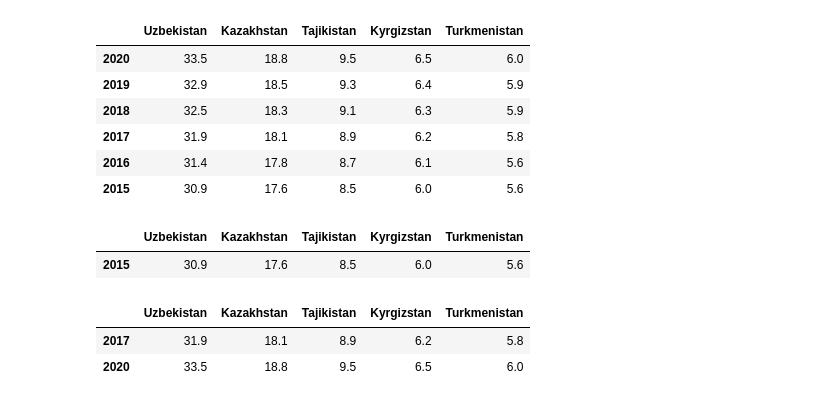
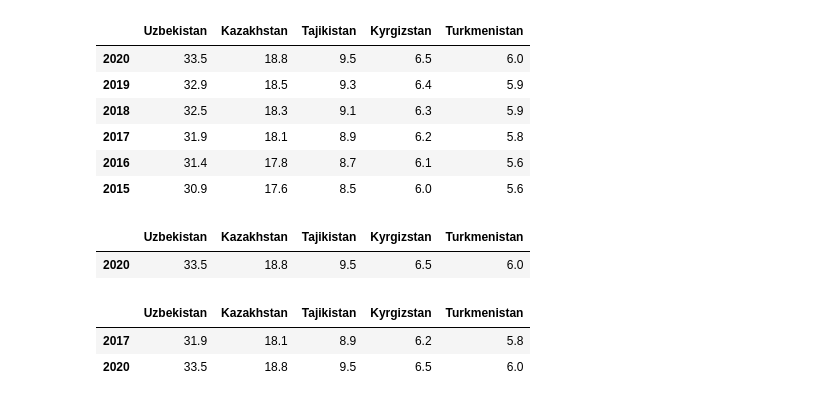
Before and after one commit to bnutfilloyev/Data-Science, a Jupyter notebook: Python/pandas/DataFrame/03-PANDAS-03-dars.ipynb, the cells around one changed output. Saved outputs shown, nothing was run; the diff lists cells and outputs as text; code cells hidden in the pictures.

```diff
--- a/Python/pandas/03-PANDAS-03-dars.ipynb
+++ b/Python/pandas/DataFrame/03-PANDAS-03-dars.ipynb
@@ -455,10 +455,10 @@ df
 | 2016 | 31.4 | 17.8 | 8.7 | 6.1 | 5.6 |
 | 2015 | 30.9 | 17.6 | 8.5 | 6.0 | 5.6 |
 # %%
-df.loc[[2015]]
+df.loc[[2020]]
 # %% [output]
 |  | Uzbekistan | Kazakhstan | Tajikistan | Kyrgizstan | Turkmenistan |
-| 2015 | 30.9 | 17.6 | 8.5 | 6.0 | 5.6 |
+| 2020 | 33.5 | 18.8 | 9.5 | 6.5 | 6.0 |
 # %%
 df.loc[[2017,2020]]
 # %% [output]
```
Also changed, not shown: parts of 3 cells of this notebook, 3 other files.
